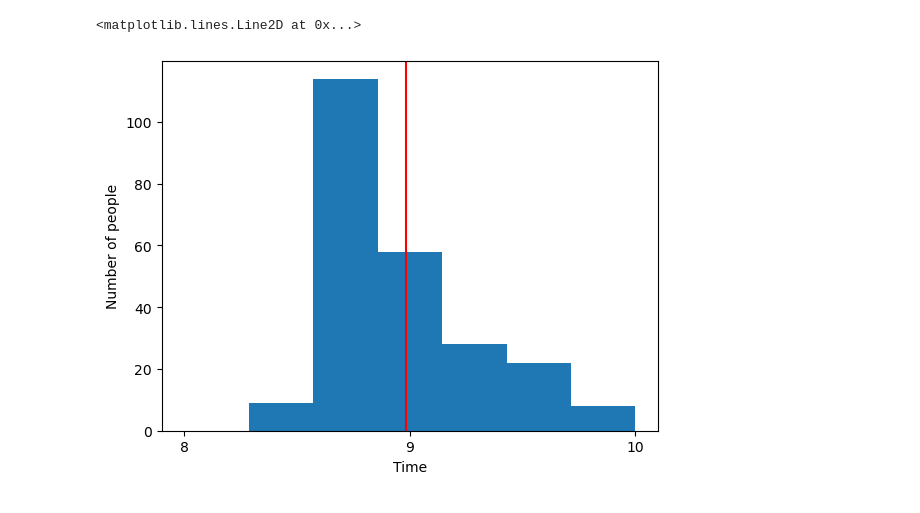
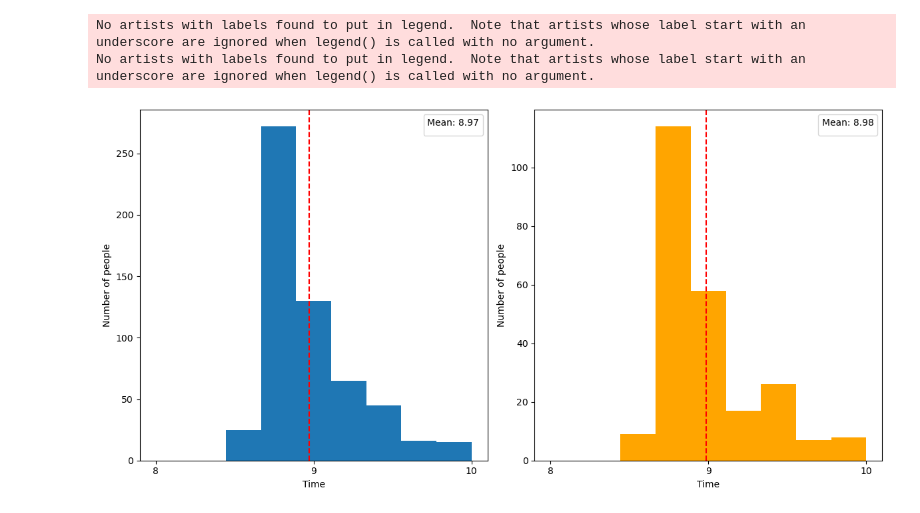
Before and after one commit to dJonaitis/roetersstraat, a Jupyter notebook: rooster/student_distribution.ipynb, the cells around one changed output. Cells and saved outputs as stored; diff of their text form; code cells hidden in the pictures.

```diff
--- a/rooster/student_distribution.ipynb
+++ b/rooster/student_distribution.ipynb
@@ -14,9 +17,14 @@ df.head()
 # %%
 df['time_float'] = df['time'].apply(lambda x: int(x.split(':')[0]) + int(x.split(':')[1]) / 60)
 df_in = df[df['direction'] == 'in']
-
+df_2['time_float'] = df_2['time'].apply(lambda x: int(x.split(':')[0]) + int(x.split(':')[1]) / 60)
+df_in_2 = df_2[df_2['direction'] == 'in']
 time_in = []
 for i in range(len(df_in)):
     time_in += [df_in.iloc[i]['time_float']] * df_in.iloc[i]['count']
 
 time_in
+
+time_in_2 = []
+for i in range(len(df_in_2)):
+    time_in_2 += [df_in_2.iloc[i]['time_float']] * df_in_2.iloc[i]['count']
@@ -41,11 +31,28 @@ time_in
-# %%
-# plot time_in
-plt.hist(time_in, bins=7, range=(8, 10))
-plt.xticks(range(8, 11))
-plt.xlabel('Time')
-plt.ylabel('Number of people')
-# add vertical line for mean
-plt.axvline(x=sum(time_in) / len(time_in), color='red')
-# %% [output]
-<matplotlib.lines.Line2D at 0x...>
-[figure, removed]
+# %%
+fig, (ax1, ax2) = plt.subplots(1, 2, figsize=(12, 6))
+
+# plot time_in
+ax1.hist(time_in, bins=9, range=(8, 10))
+ax1.set_xticks(range(8, 11))
+ax1.set_xlabel('Time')
+ax1.set_ylabel('Number of people')
+# add vertical line for mean
+mean = sum(time_in) / len(time_in)
+ax1.legend(title=f'Mean: {mean:.2f}', loc='upper right')
+ax1.axvline(x=mean, color='red', linestyle='--')
+
+# plot time_in_2
+ax2.hist(time_in_2, bins=9, range=(8, 10), color='orange')
+ax2.set_xticks(range(8, 11))
+ax2.set_xlabel('Time')
+ax2.set_ylabel('Number of people')
+
+mean_2 = sum(time_in_2) / len(time_in_2)
+ax2.legend(title=f'Mean: {mean_2:.2f}', loc='upper right')
+ax2.axvline(x=mean_2, color='red', linestyle='--')
+plt.tight_layout()
+plt.show()
+# %% [output]
+No artists with labels found to put in legend.  Note that artists whose label start with an underscore are ignored when legend() is called with no argument.
+No artists with labels found to put in legend.  Note that artists whose label start with an underscore are ignored when legend() is called with no argument.
+[figure, added]
```
Also changed, not shown: parts of 6 cells of this notebook, 2 other files.
